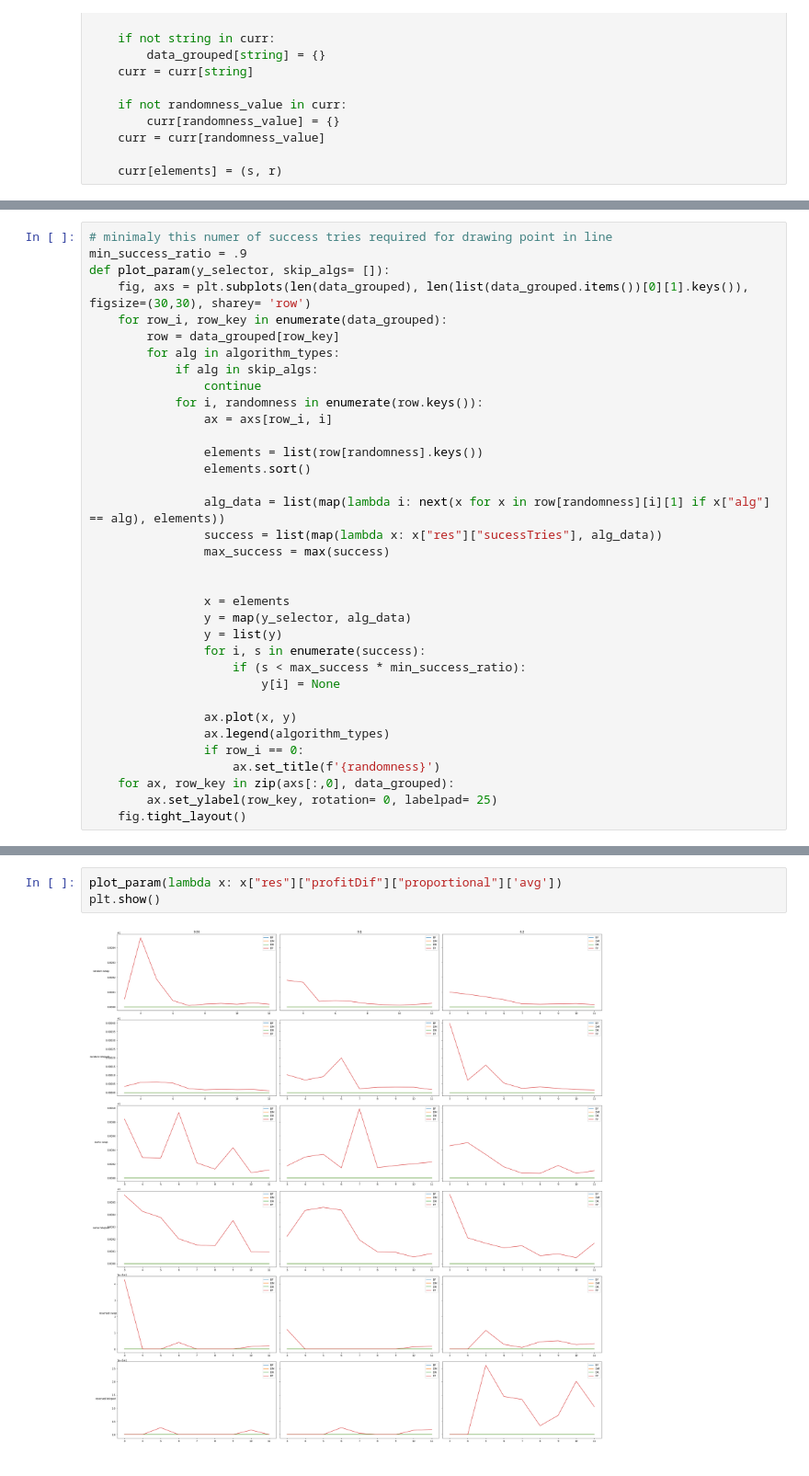
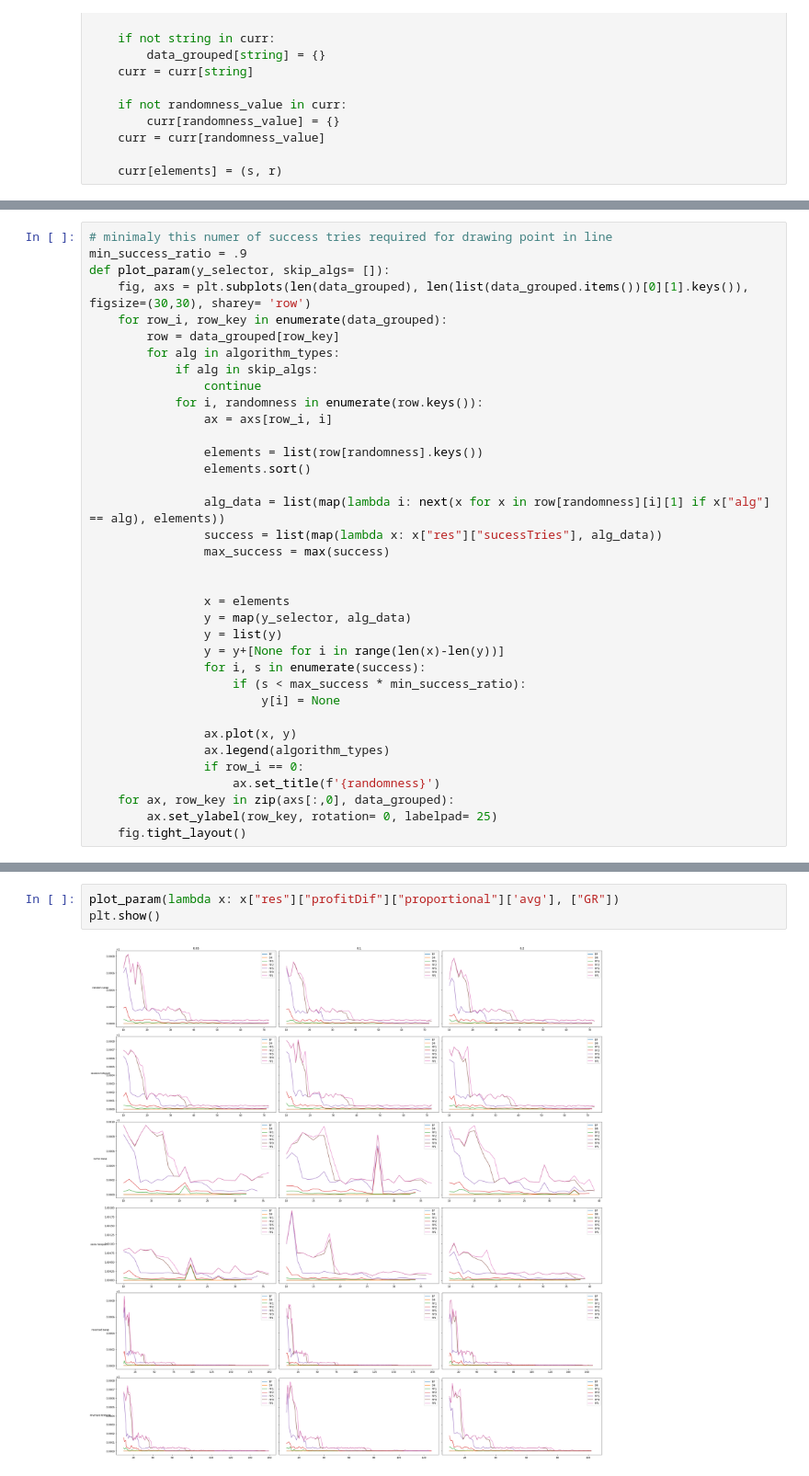
Before and after one commit to Sciator/knapsack-approximation-algorithms, a Jupyter notebook: visualize.ipynb, the cells around one changed output, grey strips where cells are left out. Shown at 92% size. Cells and saved outputs as stored; diff of their text form.

```diff
--- a/visualize.ipynb
+++ b/visualize.ipynb
@@ -119,6 +122,7 @@ def plot_param(y_selector, skip_algs= []):
                 x = elements
                 y = map(y_selector, alg_data)
                 y = list(y)
+                y = y+[None for i in range(len(x)-len(y))]
                 for i, s in enumerate(success):
                     if (s < max_success * min_success_ratio):
                         y[i] = None
@@ -138,8 +142,8 @@ plt.show()
 # %%
-plot_param(lambda x: x["res"]["profitDif"]["proportional"]['avg'])
+plot_param(lambda x: x["res"]["profitDif"]["proportional"]['avg'], ["GR"])
 plt.show()
 # %% [output]
-[figure, old version]
+[figure, new version]
 # %%
 plot_param(lambda x: x["res"]["profitDif"]["fixed"]['avg'])
 plt.show()
```
Also changed, not shown: parts of 6 cells of this notebook.
